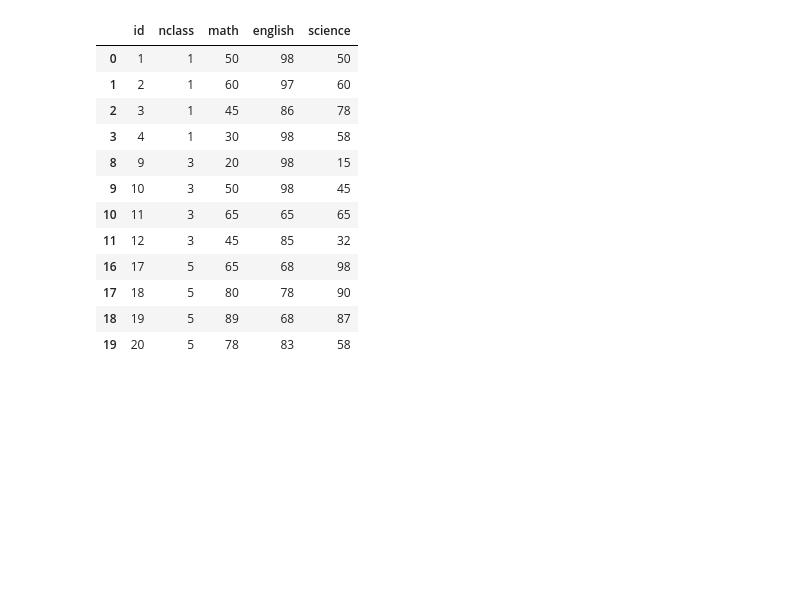
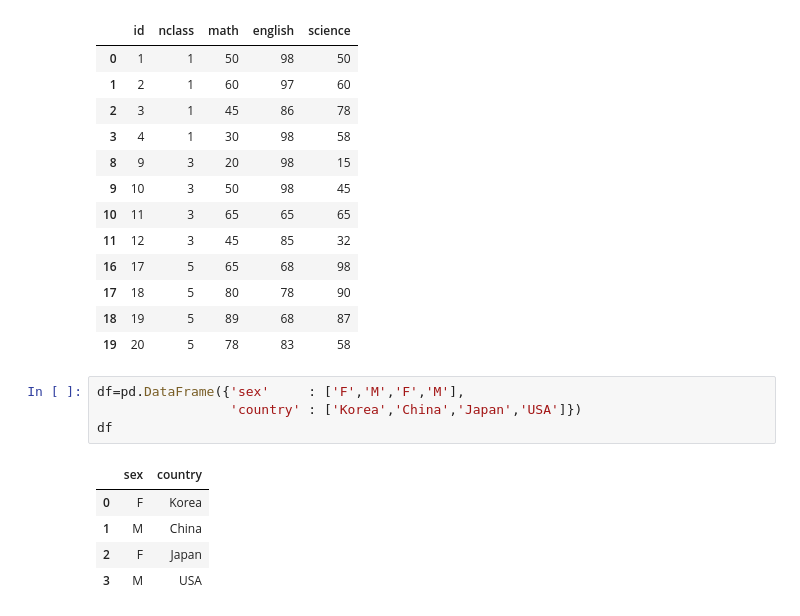
Before and after one commit to asdsadawww/-, a Jupyter notebook: 파이썬_코드연습_사본.ipynb, the cells around one changed output. Cells and saved outputs as stored; diff of their text form; blank space fills up the shorter version.

```diff
--- a/파이썬_코드연습_사본.ipynb
+++ b/파이썬_코드연습_사본.ipynb
@@ -544,3 +566,13 @@ exam.query('nclass in [1,3,5]')           #nclass가 1,3,5에 해당하면 추
 | 17 | 18 | 5 | 80 | 78 | 90 |
 | 18 | 19 | 5 | 89 | 68 | 87 |
 | 19 | 20 | 5 | 78 | 83 | 58 |
+# %%
+df=pd.DataFrame({'sex'     : ['F','M','F','M'],
+                 'country' : ['Korea','China','Japan','USA']})
+df
+# %% [output]
+|  | sex | country |
+| 0 | F | Korea |
+| 1 | M | China |
+| 2 | F | Japan |
+| 3 | M | USA |
```
Also changed, not shown: parts of 4 cells of this notebook.
